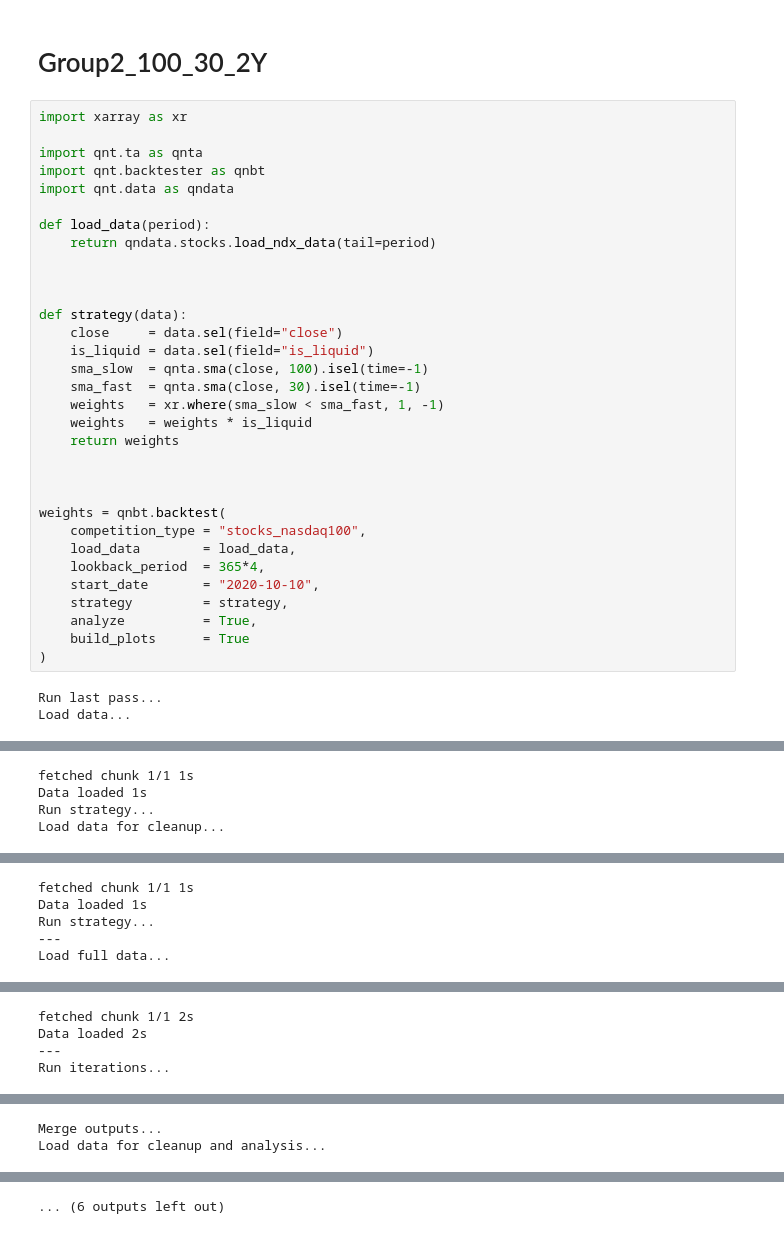
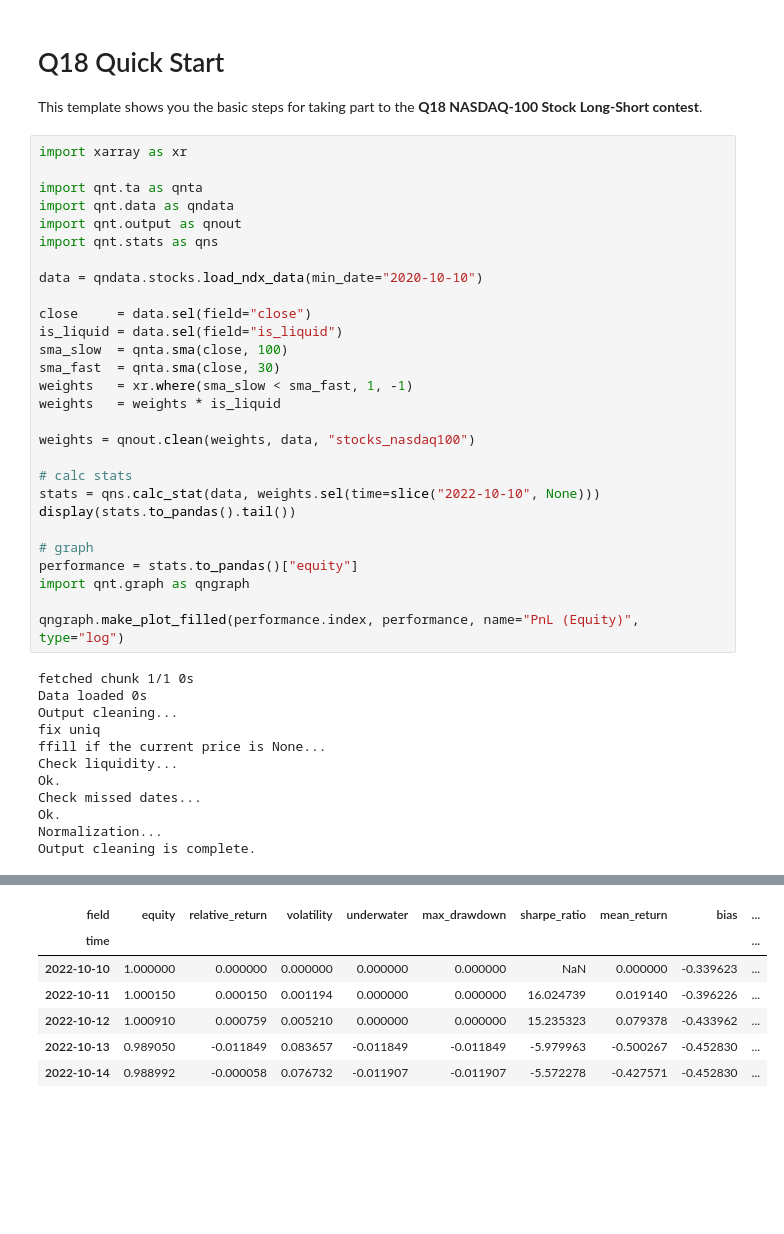
Before and after one commit to dabonilla/AlgorithmsUN2022II, a Jupyter notebook: Quiz6/Group2_100_30_2Y.ipynb, the cells around one changed output, grey strips where cells are left out. Drawn from its saved outputs; the diff is of its cells as text; blank space fills up the shorter version.

```diff
--- a/Quiz6/Group2_100_30_2Y.ipynb
+++ b/Quiz6/Group2_100_30_2Y.ipynb
@@ -1,39 +1,46 @@
 # %% [markdown]
 <a href="https://colab.research.google.com/github/dabonilla/AlgorithmsUN2022II/blob/main/Quiz6/Group2_100_30_2Y.ipynb" target="_parent"><img src="https://colab.research.google.com/assets/colab-badge.svg" alt="Open In Colab"/></a>
-# %% [markdown]
-# Group2_100_30_2Y
+# %% [markdown]
+# Q18 Quick Start
+
+This template shows you the basic steps for taking part to the **Q18 NASDAQ-100 Stock Long-Short contest**.
 # %%
 import xarray as xr
 
 import qnt.ta as qnta
-import qnt.backtester as qnbt
 import qnt.data as qndata
+import qnt.output as qnout
+import qnt.stats as qns
 
-def load_data(period):
-    return qndata.stocks.load_ndx_data(tail=period)
+data = qndata.stocks.load_ndx_data(min_date="2020-10-10")
 
+close     = data.sel(field="close")
+is_liquid = data.sel(field="is_liquid")
+sma_slow  = qnta.sma(close, 100)
+sma_fast  = qnta.sma(close, 30)
+weights   = xr.where(sma_slow < sma_fast, 1, -1)
+weights   = weights * is_liquid
 
+weights = qnout.clean(weights, data, "stocks_nasdaq100")
 
-def strategy(data):
-    close     = data.sel(field="close")
-    is_liquid = data.sel(field="is_liquid")
-    sma_slow  = qnta.sma(close, 100).isel(time=-1)
-    sma_fast  = qnta.sma(close, 30).isel(time=-1)
-    weights   = xr.where(sma_slow < sma_fast, 1, -1)
-    weights   = weights * is_liquid
-    return weights
+# calc stats
+stats = qns.calc_stat(data, weights.sel(time=slice("2022-10-10", None)))
+display(stats.to_pandas().tail())
 
+# graph
+performance = stats.to_pandas()["equity"]
+import qnt.graph as qngraph
 
-
-weights = qnbt.backtest(
-    competition_type = "stocks_nasdaq100",
-    load_data        = load_data,
-    lookback_period  = 365*4,
-    start_date       = "2020-10-10",
-    strategy         = strategy,
-    analyze          = True,
-    build_plots      = True
-)
+qngraph.make_plot_filled(performance.index, performance, name="PnL (Equity)", type="log")
 # %% [output]
-Run last pass...
-Load data...
+fetched chunk 1/1 0s
+Data loaded 0s
+Output cleaning...
+fix uniq
+ffill if the current price is None...
+Check liquidity...
+Ok.
+Check missed dates...
+Ok.
+Normalization...
+Output cleaning is complete.
@@ -42,4 +46,0 @@ Load data...
-fetched chunk 1/1 1s
-Data loaded 1s
-Run strategy...
-Load data for cleanup...
@@ -65,5 +46,0 @@ Load data...
-fetched chunk 1/1 1s
-Data loaded 1s
-Run strategy...
----
-Load full data...
@@ -72,4 +46,0 @@ Load full data...
-fetched chunk 1/1 2s
-Data loaded 2s
----
-Run iterations...
@@ -77,2 +46,0 @@ Run iterations...
-Merge outputs...
-Load data for cleanup and analysis...
@@ -81 +47,7 @@ Load data for cleanup and analysis...
-... (6 outputs left out)
+| field | equity | relative_return | volatility | underwater | max_drawdown | sharpe_ratio | mean_return | bias | ... |
+| time |  |  |  |  |  |  |  |  | ... |
+| 2022-10-10 | 1.000000 | 0.000000 | 0.000000 | 0.000000 | 0.000000 | NaN | 0.000000 | -0.339623 | ... |
+| 2022-10-11 | 1.000150 | 0.000150 | 0.001194 | 0.000000 | 0.000000 | 16.024739 | 0.019140 | -0.396226 | ... |
+| 2022-10-12 | 1.000910 | 0.000759 | 0.005210 | 0.000000 | 0.000000 | 15.235323 | 0.079378 | -0.433962 | ... |
+| 2022-10-13 | 0.989050 | -0.011849 | 0.083657 | -0.011849 | -0.011849 | -5.979963 | -0.500267 | -0.452830 | ... |
+| 2022-10-14 | 0.988992 | -0.000058 | 0.076732 | -0.011907 | -0.011907 | -5.572278 | -0.427571 | -0.452830 | ... |
```
Also changed, not shown: parts of 2 cells of this notebook.
